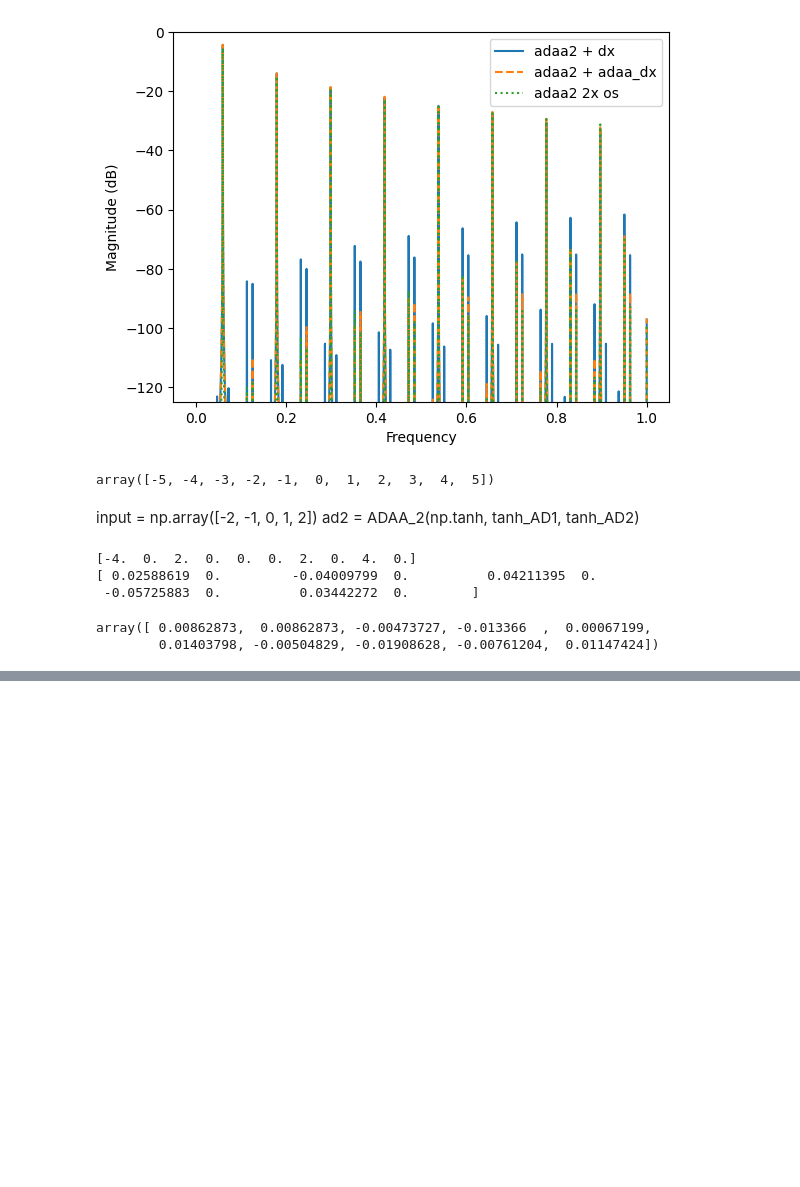
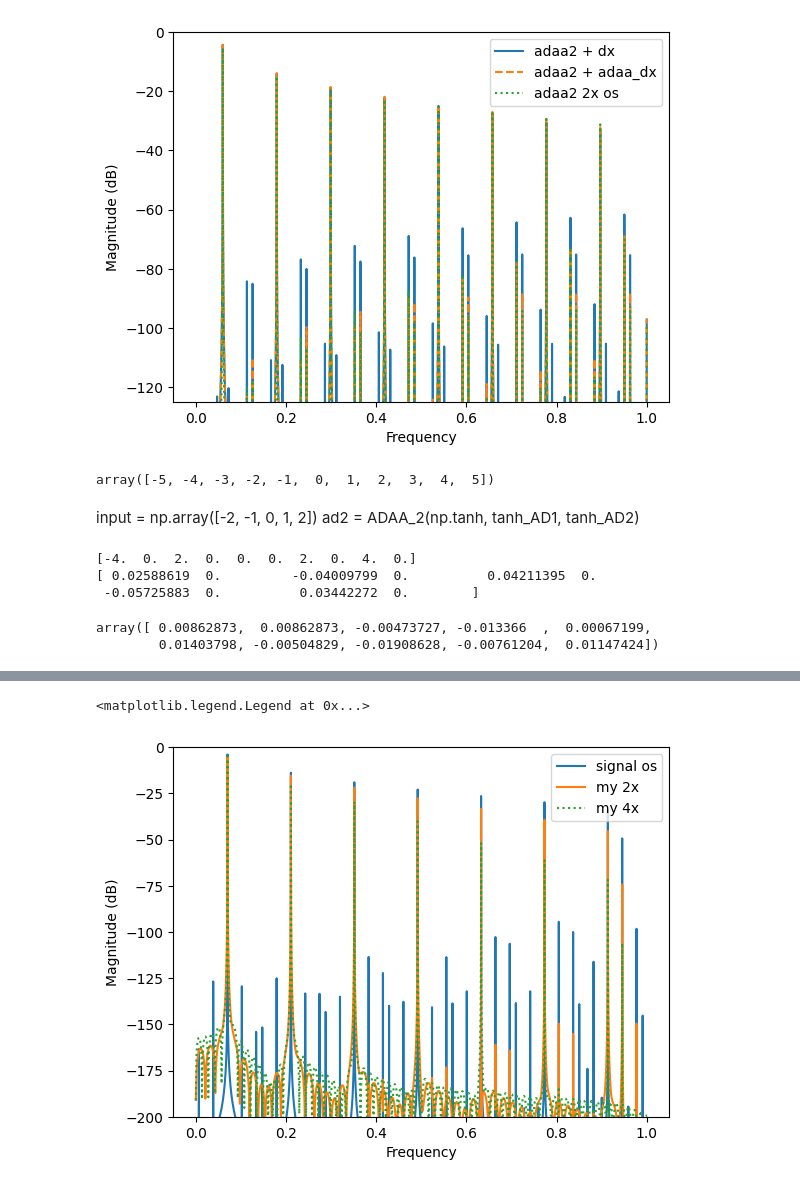
Before and after one commit to jsquie/Nonlinear_ADAA, a Jupyter notebook: Untitled.ipynb, the cells around one changed output, grey strips where cells are left out. Saved outputs shown, nothing was run; the diff lists cells and outputs as text; code cells hidden in the pictures; blank space fills up the shorter version.

```diff
--- a/Untitled.ipynb
+++ b/Untitled.ipynb
@@ -731,0 +789,55 @@ array([ 8.62872988e-03,  8.62872988e-03,  7.86067752e-03, -7.68052362e-04,
+# %%
+sr = 44100
+input = np.sin(1550 * np.pi * 2 * np.linspace(0, 1, sr, False))
+no_os = np.tanh(input * 10)
+
+adaa_os2x = signal.resample_poly(input, 2, 1)
+ad2 = ADAA_2(np.tanh, tanh_AD1, tanh_AD2)
+output_os2x = ad2.process(adaa_os2x * 10)
+output_os2x = signal.resample_poly(output_os2x, 1, 2)
+
+"""
+adaa_os4x = signal.resample(input, sr * 2)
+adaa_os4x = signal.resample(adaa_os4x, sr * 4)
+ad2 = ADAA_2(np.tanh, tanh_AD1, tanh_AD2)
+output_os4x = ad2.process(adaa_os4x * 10)
+output_os4x = signal.resample(output_os4x, sr * 2)
+output_os4x = signal.resample(output_os4x, sr)
+
+os2x = np.vstack([input, np.zeros(len(input))]).T.flatten()
+os2x = np.convolve(os2x, filter_coefs)[:sr * 2]
+ad2 = ADAA_2(np.tanh, tanh_AD1, tanh_AD2)
+os2x_out = ad2.process(os2x * 10)
+os2x_out = np.convolve(os2x_out, filter_coefs)[:sr][::2]
+"""
+os2x_l = np.vstack([input, np.zeros(len(input))]).T.flatten()
+os2x_l = np.convolve(os2x_l, filter_coefs_l)
+ad2_l = ADAA_2(np.tanh, tanh_AD1, tanh_AD2)
+os2x_out_l = ad2_l.process(os2x_l * 10)
+os2x_out_l = np.convolve(os2x_out_l, filter_coefs_l)[::2]
+
+os4x_l = np.vstack([input, np.zeros(len(input))]).T.flatten()
+os4x_l = np.convolve(os4x_l, filter_coefs_l)
+os4x_l = np.vstack([os4x_l, np.zeros(len(os4x_l))]).T.flatten()
+os4x_l = np.convolve(os4x_l, filter_coefs_l)
+
+ad4_l = ADAA_2(np.tanh, tanh_AD1, tanh_AD2)
+os4x_out_l = ad2_l.process(os4x_l * 10)
+
+os4x_out_l = np.convolve(os4x_out_l, filter_coefs_l)[::2]
+os4x_out_l = np.convolve(os4x_out_l, filter_coefs_l)[::2]
+
+
+plt.ylim(-200, 0)
+#plt.xscale('log')
+#plt.magnitude_spectrum(no_os, scale='dB')
+plt.magnitude_spectrum(output_os2x, scale='dB', label='signal os')
+plt.magnitude_spectrum(os2x_out_l, scale='dB', label='my 2x')
+plt.magnitude_spectrum(os4x_out_l, scale='dB', ls='dotted', label='my 4x')
+
+#plt.magnitude_spectrum(os2x_out, scale='dB', ls='dotted')
+plt.legend()
+#plt.magnitude_spectrum(output_os4x, ls='dotted', scale='dB')
+# %% [output]
+<matplotlib.legend.Legend at 0x...>
+[figure, added]
```
Also changed, not shown: parts of 16 cells of this notebook, 1 other file.
